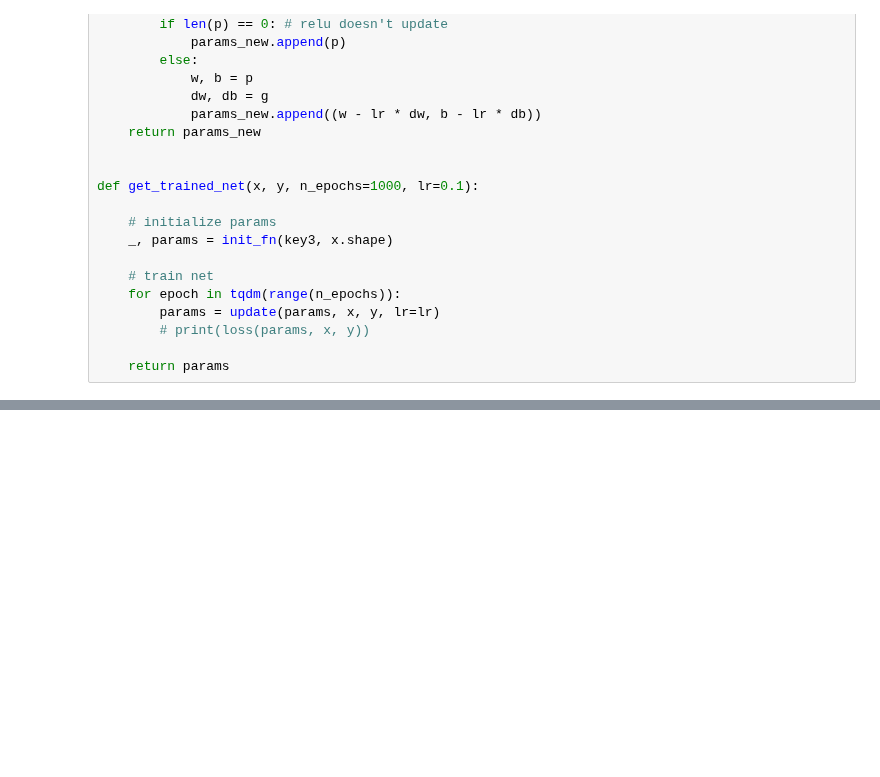
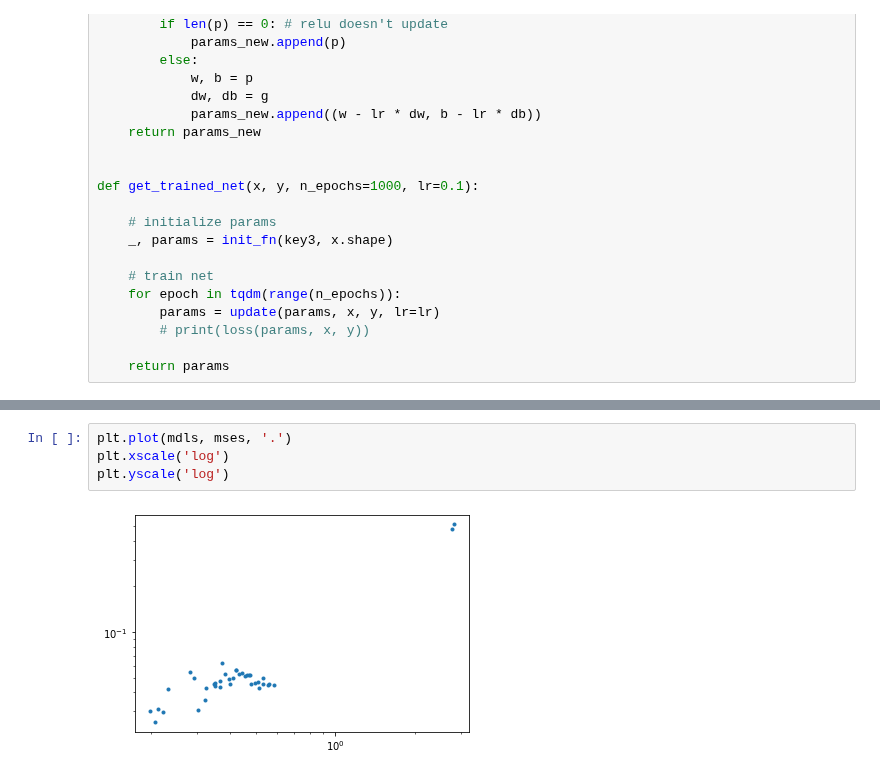
Before and after one commit to csinva/mdl-complexity, a Jupyter notebook: notebooks/05_empirical_ntk_complexity.ipynb, the cells around one changed output, grey strips where cells are left out. Cells and saved outputs as stored; diff of their text form; blank space fills up the shorter version.

```diff
--- a/notebooks/05_empirical_ntk_complexity.ipynb
+++ b/notebooks/05_empirical_ntk_complexity.ipynb
@@ -147,0 +159,6 @@ dict_keys([10, 16, 27, 46, 77, 129, 215, 359, 599, 1000])
+# %%
+plt.plot(mdls, mses, '.')
+plt.xscale('log')
+plt.yscale('log')
+# %% [output]
+[figure, added]
```
Also changed, not shown: parts of 5 cells of this notebook, 1 other file.
